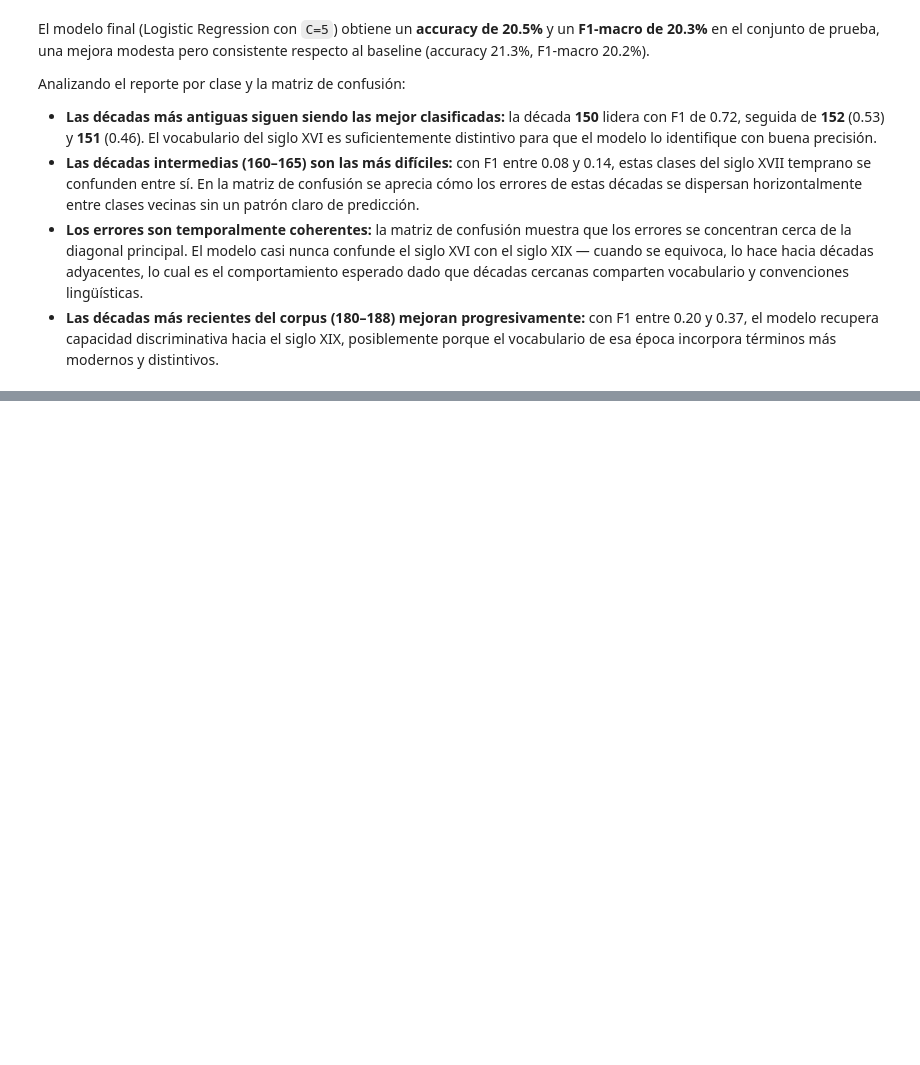
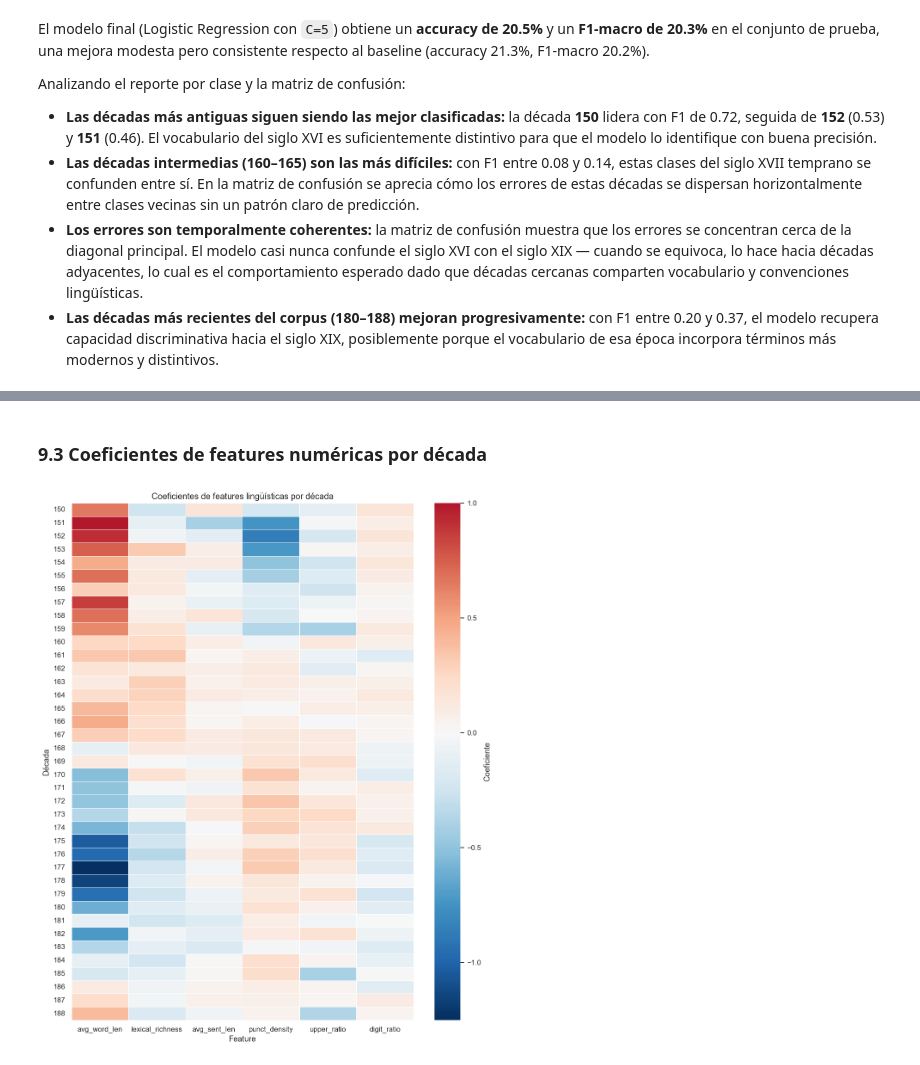
Before and after one commit to jcamilc17/Proyecto_1-ML, a Jupyter notebook: Proyecto1.ipynb, the cells around one changed output, grey strips where cells are left out. Saved outputs shown, nothing was run; the diff lists cells and outputs as text; code cells hidden in the pictures; blank space fills up the shorter version.

```diff
--- a/Proyecto1.ipynb
+++ b/Proyecto1.ipynb
@@ -1147,0 +1258,28 @@ Analizando el reporte por clase y la matriz de confusión:
+# %% [markdown]
+### 9.3 Coeficientes de features numéricas por década
+# %%
+# ─────────────────────────────────────────────
+# 9.3 HEATMAP — FEATURES NUMÉRICAS POR DÉCADA
+# ─────────────────────────────────────────────
+df_heatmap = pd.DataFrame(
+    coef_numeric,
+    index=clases,
+    columns=numeric_names
+)
+
+fig, ax = plt.subplots(figsize=(10, 12))
+sns.heatmap(
+    df_heatmap,
+    cmap='RdBu_r',
+    center=0,
+    linewidths=0.4,
+    ax=ax,
+    cbar_kws={'label': 'Coeficiente'}
+)
+ax.set_title('Coeficientes de features lingüísticas por década', fontsize=13)
+ax.set_xlabel('Feature')
+ax.set_ylabel('Década')
+plt.tight_layout()
+plt.show()
+# %% [output]
+[figure, added]
```
Also changed, not shown: parts of 8 cells of this notebook.
